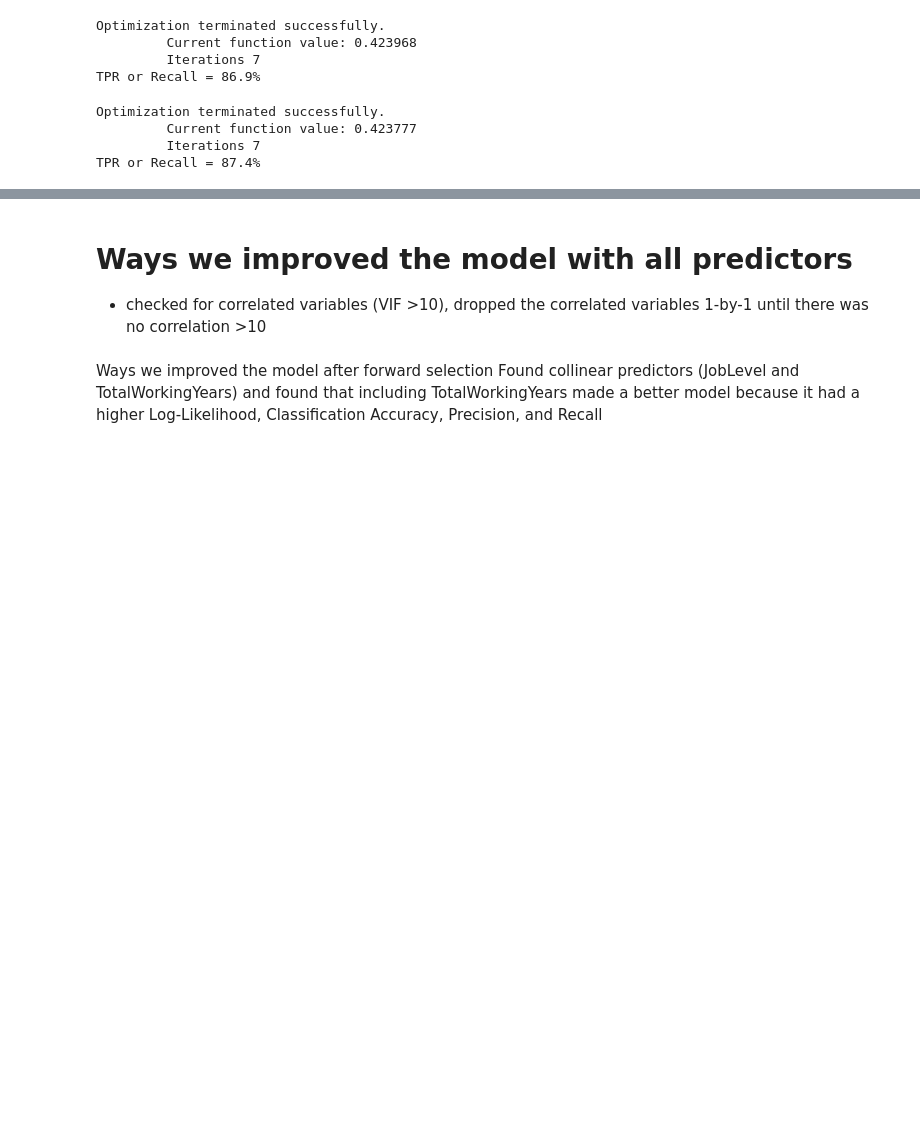
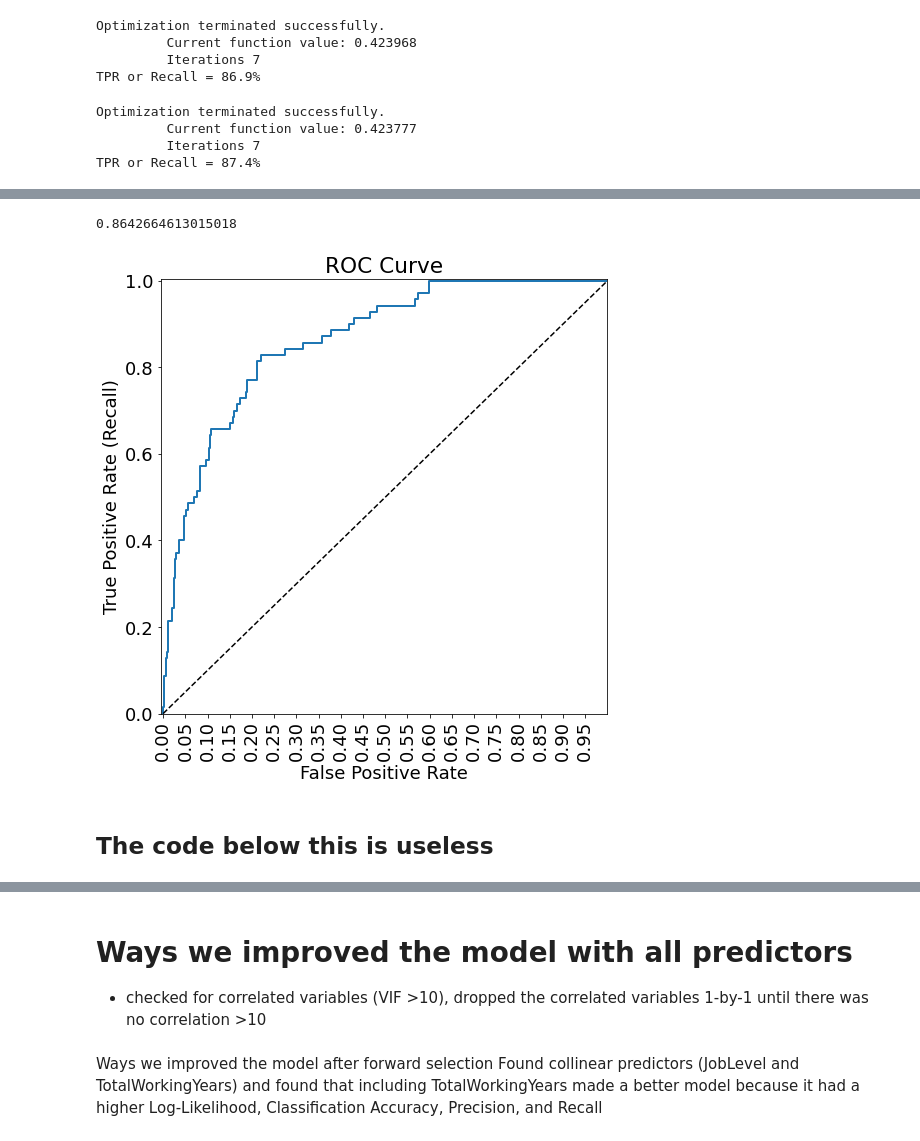
Before and after one commit to catherineerickson/Attrition-Project, a Jupyter notebook: Improved_Model.ipynb, the cells around one changed output, grey strips where cells are left out. Cells and saved outputs as stored; diff of their text form; code cells hidden in the pictures; blank space fills up the shorter version.

```diff
--- a/Improved_Model.ipynb
+++ b/Improved_Model.ipynb
@@ -1061,0 +1068,10 @@ The original error message returned by patsy is:
+# %%
+test = test.rename(columns=lambda x: x.strip())
+
+test = pd.get_dummies(test, drop_first = True)
+test.columns = test.columns.str.replace('-', '')
+test.columns = test.columns.str.replace(' ', '')
+test.columns = test.columns.str.replace('&', '_')
+
+test = pd.get_dummies(test, drop_first = True)
+test.head()
@@ -1062,3 +1102,26 @@ The original error message returned by patsy is:
+# %%
+from sklearn.metrics import roc_curve, auc
+y=test.Attrition_Yes
+ypred = log_model.predict(test)
+fpr, tpr, auc_thresholds = roc_curve(y, ypred)
+print(auc(fpr, tpr))# AUC of ROC
+def plot_roc_curve(fpr, tpr, label=None):
+    plt.figure(figsize=(8,8))
+    plt.title('ROC Curve')
+    plt.plot(fpr, tpr, linewidth=2, label=label)
+    plt.plot([0, 1], [0, 1], 'k--')
+    plt.axis([-0.005, 1, 0, 1.005])
+    plt.xticks(np.arange(0,1, 0.05), rotation=90)
+    plt.xlabel("False Positive Rate")
+    plt.ylabel("True Positive Rate (Recall)")
+
+fpr, tpr, auc_thresholds = roc_curve(y, ypred)
+plot_roc_curve(fpr, tpr)
+# %% [output]
+0.8642664613015018
+[figure, added]
+# %% [markdown]
+## The code below this is useless
 # %%
 #Binning YearsAtCompany
 def var_transform(data, train_values, data_values):
```
Also changed, not shown: parts of 21 cells of this notebook.
